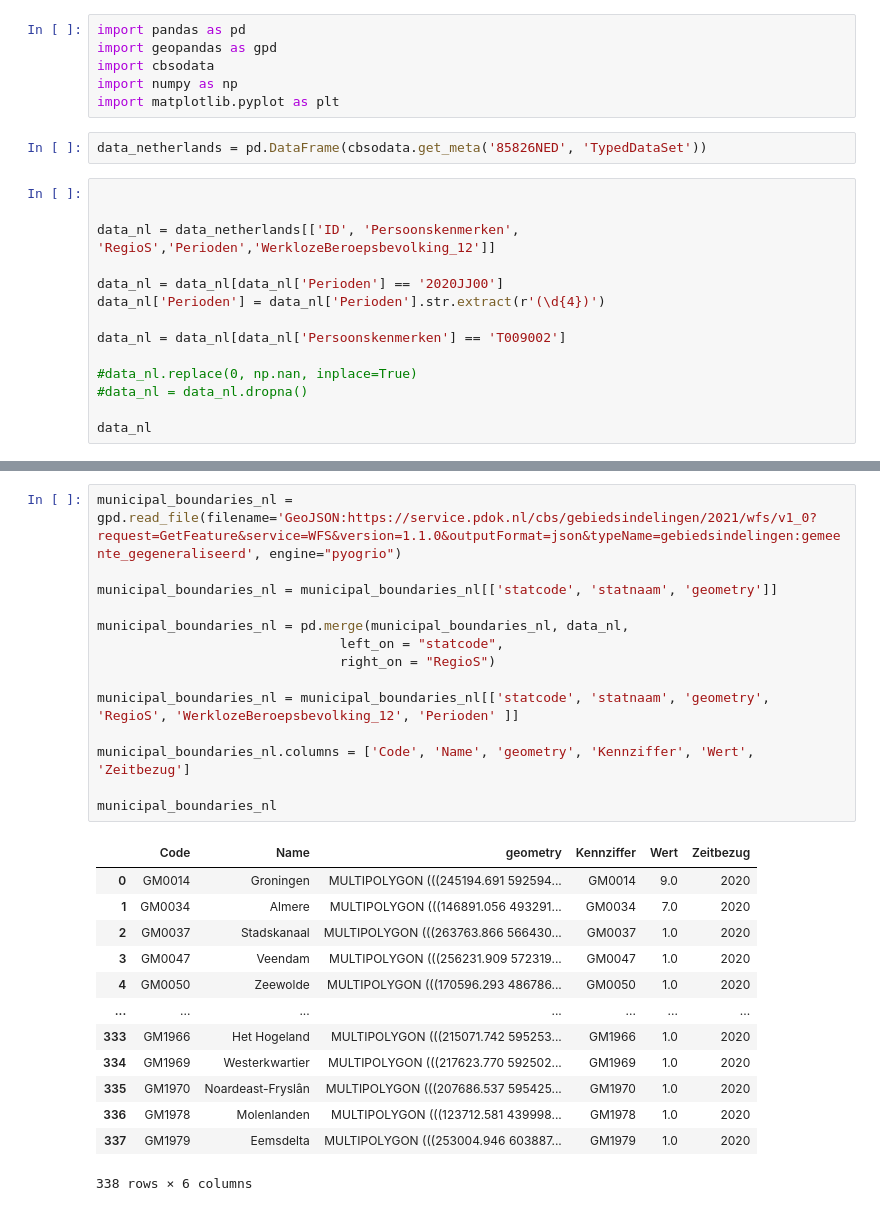
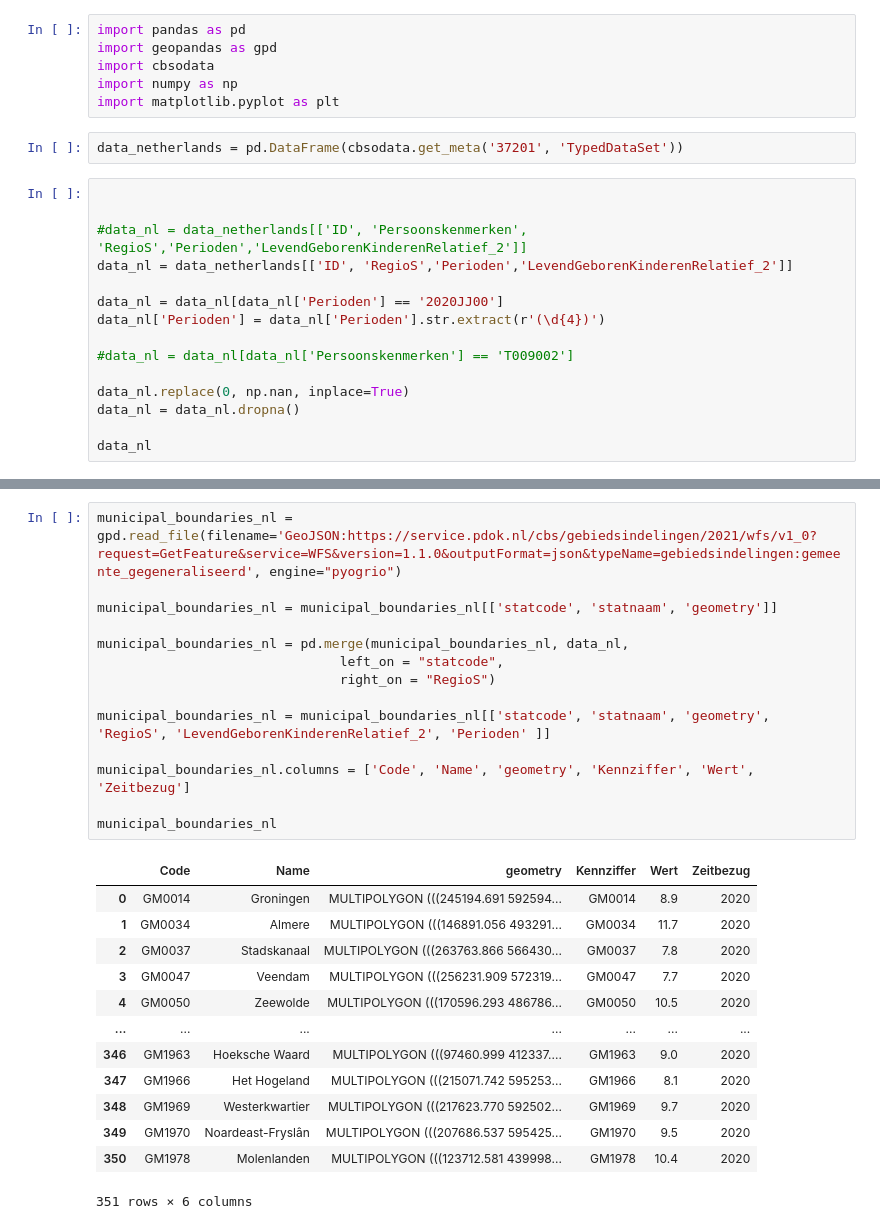
Before and after one commit to HipsterJulius/VSCODE, a Jupyter notebook: inkar-indicators/src/mergeCBSandInkar_maps.ipynb, the cells around one changed output, grey strips where cells are left out. Saved outputs shown, nothing was run; the diff lists cells and outputs as text.

```diff
--- a/inkar-indicators/src/mergeCBSandInkar_maps.ipynb
+++ b/inkar-indicators/src/mergeCBSandInkar_maps.ipynb
@@ -5,19 +5,20 @@ import cbsodata
 import numpy as np
 import matplotlib.pyplot as plt
 # %%
-data_netherlands = pd.DataFrame(cbsodata.get_meta('85826NED', 'TypedDataSet'))
+data_netherlands = pd.DataFrame(cbsodata.get_meta('37201', 'TypedDataSet'))
 # %%
 
 
-data_nl = data_netherlands[['ID', 'Persoonskenmerken', 'RegioS','Perioden','WerklozeBeroepsbevolking_12']]
+#data_nl = data_netherlands[['ID', 'Persoonskenmerken', 'RegioS','Perioden','LevendGeborenKinderenRelatief_2']]
+data_nl = data_netherlands[['ID', 'RegioS','Perioden','LevendGeborenKinderenRelatief_2']]
 
 data_nl = data_nl[data_nl['Perioden'] == '2020JJ00']
 data_nl['Perioden'] = data_nl['Perioden'].str.extract(r'(\d{4})')
 
-data_nl = data_nl[data_nl['Persoonskenmerken'] == 'T009002']
+#data_nl = data_nl[data_nl['Persoonskenmerken'] == 'T009002']
 
-#data_nl.replace(0, np.nan, inplace=True)
-#data_nl = data_nl.dropna()
+data_nl.replace(0, np.nan, inplace=True)
+data_nl = data_nl.dropna()
 
 data_nl
 # %% [output]
@@ -62,31 +63,31 @@ data_de
 # %%
 municipal_boundaries_nl = gpd.read_file(filename='GeoJSON:https://service.pdok.nl/cbs/gebiedsindelingen/2021/wfs/v1_0?request=GetFeature&service=WFS&version=1.1.0&outputFormat=json&typeName=gebiedsindelingen:gemeente_gegeneraliseerd', engine="pyogrio")
 
 municipal_boundaries_nl = municipal_boundaries_nl[['statcode', 'statnaam', 'geometry']]
 
 municipal_boundaries_nl = pd.merge(municipal_boundaries_nl, data_nl,
                                left_on = "statcode",
                                right_on = "RegioS")
 
-municipal_boundaries_nl = municipal_boundaries_nl[['statcode', 'statnaam', 'geometry', 'RegioS', 'WerklozeBeroepsbevolking_12', 'Perioden' ]]
+municipal_boundaries_nl = municipal_boundaries_nl[['statcode', 'statnaam', 'geometry', 'RegioS', 'LevendGeborenKinderenRelatief_2', 'Perioden' ]]
 
 municipal_boundaries_nl.columns = ['Code', 'Name', 'geometry', 'Kennziffer', 'Wert', 'Zeitbezug']
 
 municipal_boundaries_nl
 # %% [output]
 |  | Code | Name | geometry | Kennziffer | Wert | Zeitbezug |
-| 0 | GM0014 | Groningen | MULTIPOLYGON (((245194.691 592594... | GM0014 | 9.0 | 2020 |
-| 1 | GM0034 | Almere | MULTIPOLYGON (((146891.056 493291... | GM0034 | 7.0 | 2020 |
-| 2 | GM0037 | Stadskanaal | MULTIPOLYGON (((263763.866 566430... | GM0037 | 1.0 | 2020 |
-| 3 | GM0047 | Veendam | MULTIPOLYGON (((256231.909 572319... | GM0047 | 1.0 | 2020 |
-| 4 | GM0050 | Zeewolde | MULTIPOLYGON (((170596.293 486786... | GM0050 | 1.0 | 2020 |
+| 0 | GM0014 | Groningen | MULTIPOLYGON (((245194.691 592594... | GM0014 | 8.9 | 2020 |
+| 1 | GM0034 | Almere | MULTIPOLYGON (((146891.056 493291... | GM0034 | 11.7 | 2020 |
+| 2 | GM0037 | Stadskanaal | MULTIPOLYGON (((263763.866 566430... | GM0037 | 7.8 | 2020 |
+| 3 | GM0047 | Veendam | MULTIPOLYGON (((256231.909 572319... | GM0047 | 7.7 | 2020 |
+| 4 | GM0050 | Zeewolde | MULTIPOLYGON (((170596.293 486786... | GM0050 | 10.5 | 2020 |
 | ... | ... | ... | ... | ... | ... | ... |
-| 333 | GM1966 | Het Hogeland | MULTIPOLYGON (((215071.742 595253... | GM1966 | 1.0 | 2020 |
-| 334 | GM1969 | Westerkwartier | MULTIPOLYGON (((217623.770 592502... | GM1969 | 1.0 | 2020 |
-| 335 | GM1970 | Noardeast-Fryslân | MULTIPOLYGON (((207686.537 595425... | GM1970 | 1.0 | 2020 |
-| 336 | GM1978 | Molenlanden | MULTIPOLYGON (((123712.581 439998... | GM1978 | 1.0 | 2020 |
-| 337 | GM1979 | Eemsdelta | MULTIPOLYGON (((253004.946 603887... | GM1979 | 1.0 | 2020 |
+| 346 | GM1963 | Hoeksche Waard | MULTIPOLYGON (((97460.999 412337.... | GM1963 | 9.0 | 2020 |
+| 347 | GM1966 | Het Hogeland | MULTIPOLYGON (((215071.742 595253... | GM1966 | 8.1 | 2020 |
+| 348 | GM1969 | Westerkwartier | MULTIPOLYGON (((217623.770 592502... | GM1969 | 9.7 | 2020 |
+| 349 | GM1970 | Noardeast-Fryslân | MULTIPOLYGON (((207686.537 595425... | GM1970 | 9.5 | 2020 |
+| 350 | GM1978 | Molenlanden | MULTIPOLYGON (((123712.581 439998... | GM1978 | 10.4 | 2020 |
-338 rows × 6 columns
+351 rows × 6 columns
 # %%
 municipal_boundaries_de = gpd.read_file(filename='../data/DE_VG250.gpkg', layer="vg250_krs",engine="pyogrio")
 
```
Also changed, not shown: parts of 8 cells of this notebook, 5 other files.
